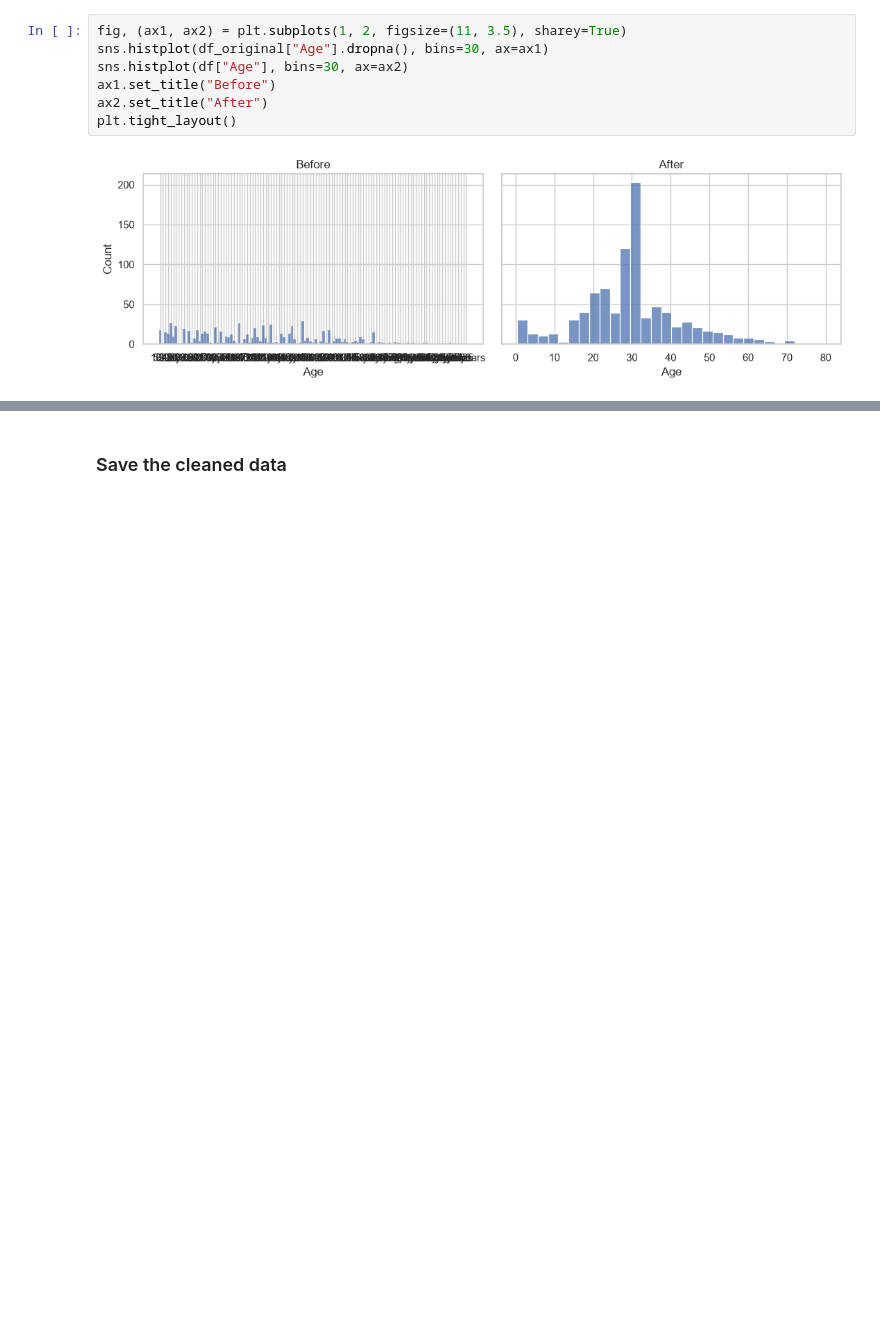
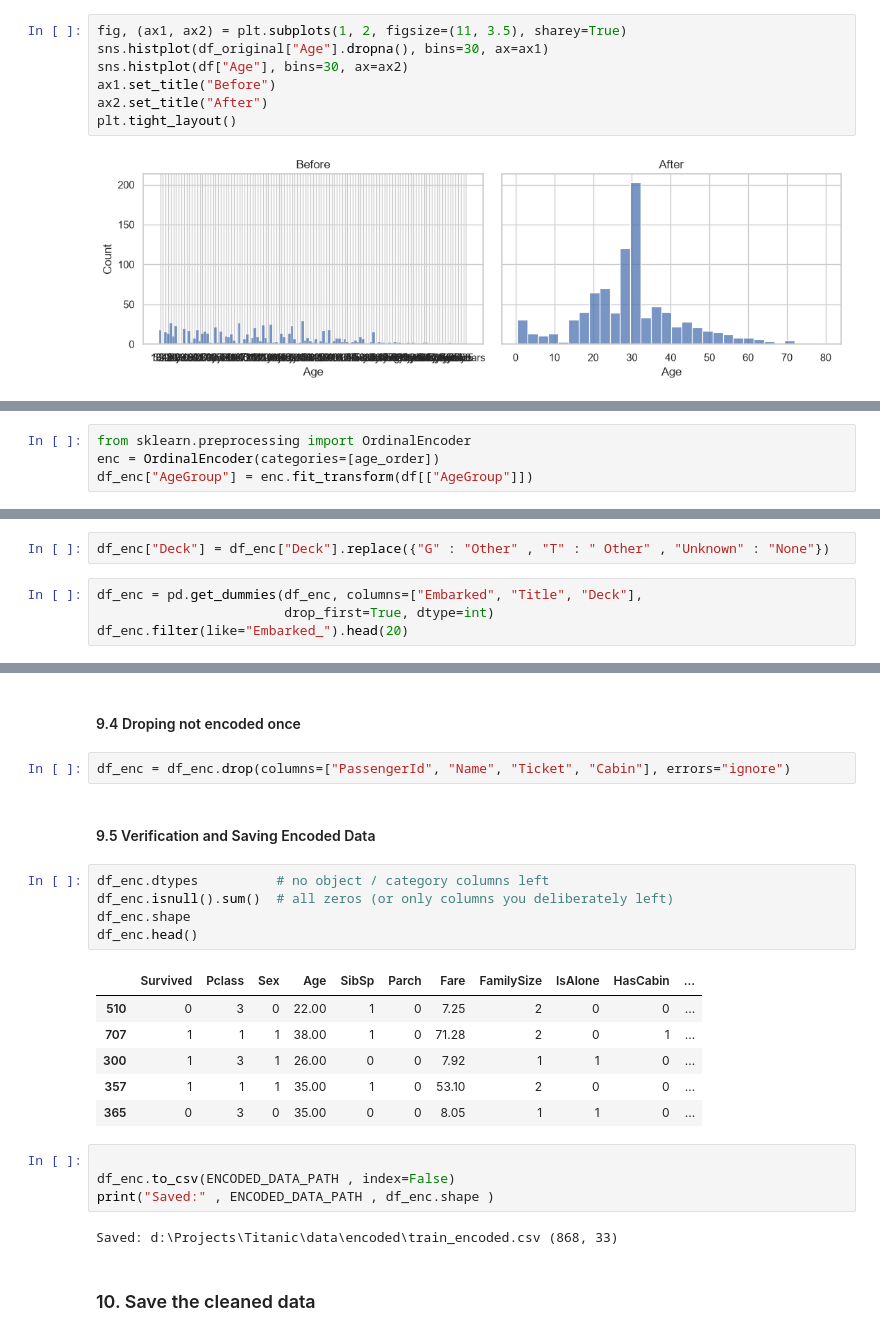
Before and after one commit to dhruv64776477/Titanic-data-analysis, a Jupyter notebook: notebooks/Titanic_Data_Analysis.ipynb, the cells around one changed output, grey strips where cells are left out. Drawn from its saved outputs; the diff is of its cells as text; blank space fills up the shorter version.

```diff
--- a/notebooks/Titanic_Data_Analysis.ipynb
+++ b/notebooks/Titanic_Data_Analysis.ipynb
@@ -464,0 +713,4 @@ plt.tight_layout()
+# %%
+from sklearn.preprocessing import OrdinalEncoder
+enc = OrdinalEncoder(categories=[age_order])
+df_enc["AgeGroup"] = enc.fit_transform(df[["AgeGroup"]])
@@ -464,0 +734,6 @@ plt.tight_layout()
+# %%
+df_enc["Deck"] = df_enc["Deck"].replace({"G" : "Other" , "T" : " Other" , "Unknown" : "None"})
+# %%
+df_enc = pd.get_dummies(df_enc, columns=["Embarked", "Title", "Deck"],
+                        drop_first=True, dtype=int)
+df_enc.filter(like="Embarked_").head(20)
@@ -465,5 +776,29 @@ plt.tight_layout()
+# %% [markdown]
+#### 9.4 Droping not encoded once
+# %%
+df_enc = df_enc.drop(columns=["PassengerId", "Name", "Ticket", "Cabin"], errors="ignore")
+# %% [markdown]
+#### 9.5 Verification and Saving Encoded Data
+# %%
+df_enc.dtypes          # no object / category columns left
+df_enc.isnull().sum()  # all zeros (or only columns you deliberately left)
+df_enc.shape
+df_enc.head()
+# %% [output]
+|  | Survived | Pclass | Sex | Age | SibSp | Parch | Fare | FamilySize | IsAlone | HasCabin | ... |
+| 510 | 0 | 3 | 0 | 22.00 | 1 | 0 | 7.25 | 2 | 0 | 0 | ... |
+| 707 | 1 | 1 | 1 | 38.00 | 1 | 0 | 71.28 | 2 | 0 | 1 | ... |
+| 300 | 1 | 3 | 1 | 26.00 | 0 | 0 | 7.92 | 1 | 1 | 0 | ... |
+| 357 | 1 | 1 | 1 | 35.00 | 1 | 0 | 53.10 | 2 | 0 | 0 | ... |
+| 365 | 0 | 3 | 0 | 35.00 | 0 | 0 | 8.05 | 1 | 1 | 0 | ... |
+# %%
+
+df_enc.to_csv(ENCODED_DATA_PATH , index=False)
+print("Saved:" , ENCODED_DATA_PATH , df_enc.shape )
+# %% [output]
+Saved: d:\Projects\Titanic\data\encoded\train_encoded.csv (868, 33)
 # %% [markdown]
-### Save the cleaned data
+### 10. Save the cleaned data
 # %%
 df.to_csv(PROCESSED_DATA_PATH, index=False)
 print("saved:", PROCESSED_DATA_PATH, df.shape)
```
Also changed, not shown: parts of 67 cells of this notebook, 4 other files.
